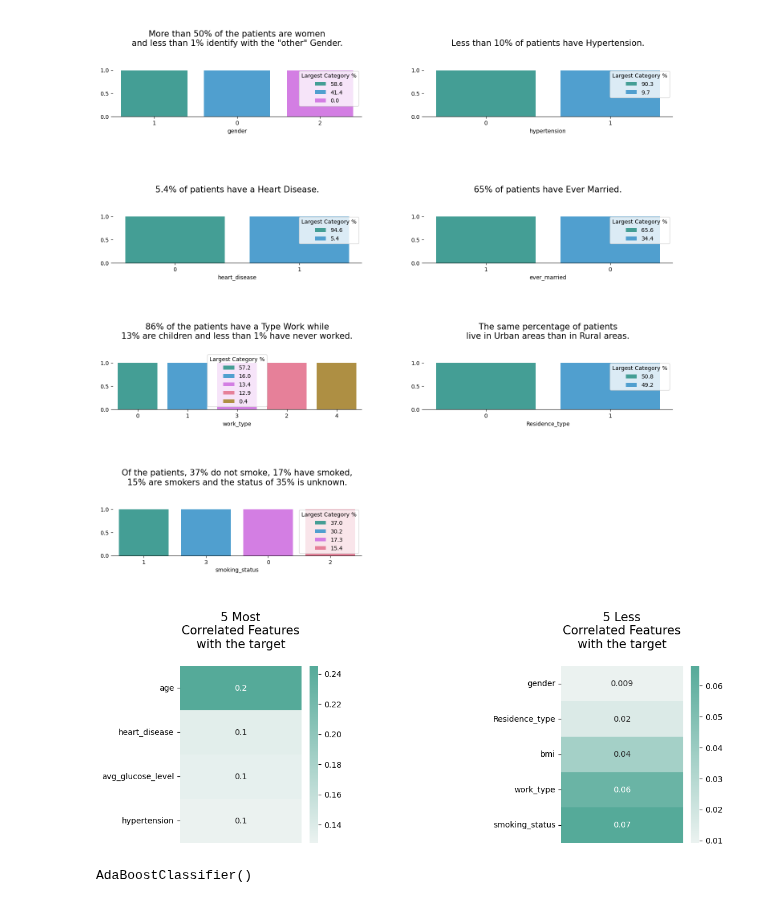
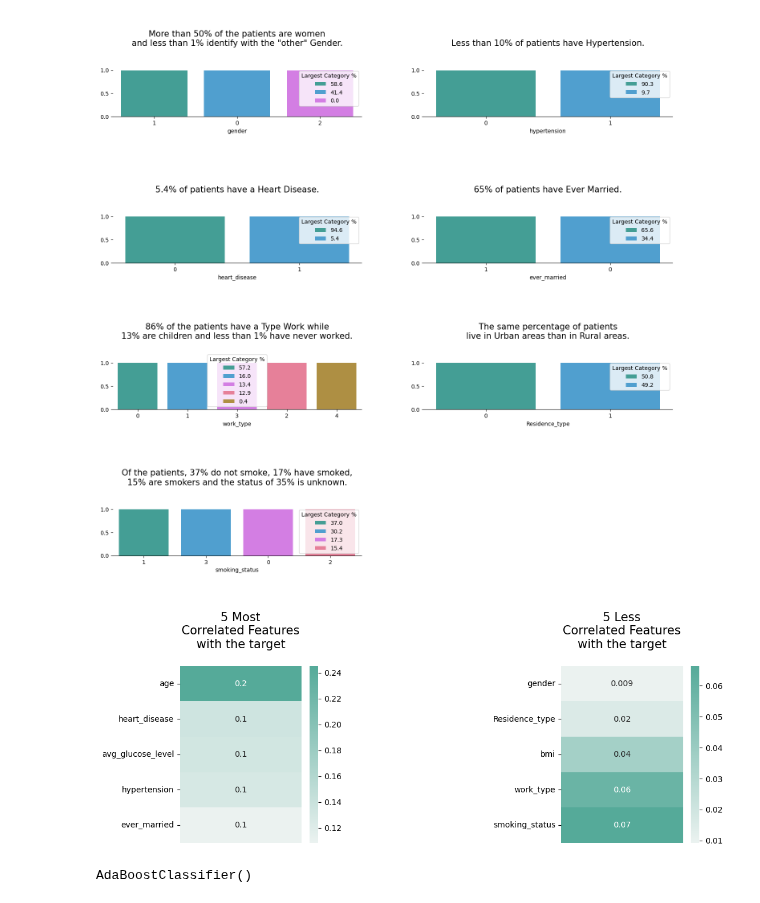
Before and after one commit to kchristian03/alp_ml_2023, a Jupyter notebook: cobamedian.ipynb, the cells around one changed output. Cells and saved outputs as stored; diff of their text form; code cells hidden in the pictures.

Commit message:
fix heatmap

```diff
--- a/cobamedian.ipynb
+++ b/cobamedian.ipynb
@@ -580,35 +580,35 @@ plt.show()
 df_corr = abs(df_median.corr())
 
 
 # DF with the features with the highest correlation and the target is removed.
-corr_higher = pd.DataFrame(df_corr['stroke'].sort_values(ascending=False)).head()
+corr_higher = pd.DataFrame(df_corr['stroke'].sort_values(ascending=False)).head(6)
 corr_higher = corr_higher.drop('stroke', axis=0)
 
 # DF with the features with less correlation.
 corr_less = pd.DataFrame(df_corr['stroke'].sort_values()).head()
 
 # List of DFs of Correlations
 corr_ls = [corr_higher, corr_less]
 
 # Plot Description.
 description = [str(f'\n5 Most\nCorrelated Features\nwith the target\n'), str(f'5 Less\nCorrelated Features\nwith the target\n')]
 
 # Grid Plot.
 fig = plt.figure(figsize=(12,4))
 gs = gridspec.GridSpec(1,2)
 gs.update(wspace=1.5, hspace=0.35)
 
 # With a loop, we assign each feature a consecutive number.
 for i, j in enumerate(corr_ls):
     ax = plt.subplot(gs[i])
     sns.heatmap(corr_ls[i], annot=True, fmt='.1g', cmap=palette_matrix, cbar=True)
     ax.set_title(description[i], fontsize=15)
     ax.set_xlabel('')
     ax.set_xticklabels([])
     ax.tick_params(bottom=False)
 plt.show()
 # %% [output]
-[figure, old version]
+[figure, new version]
 # %%
 X = df_median.drop('stroke', axis=1)
 y = df_median['stroke']
```
Also changed, not shown: parts of 1 cell of this notebook, 1 other file.
